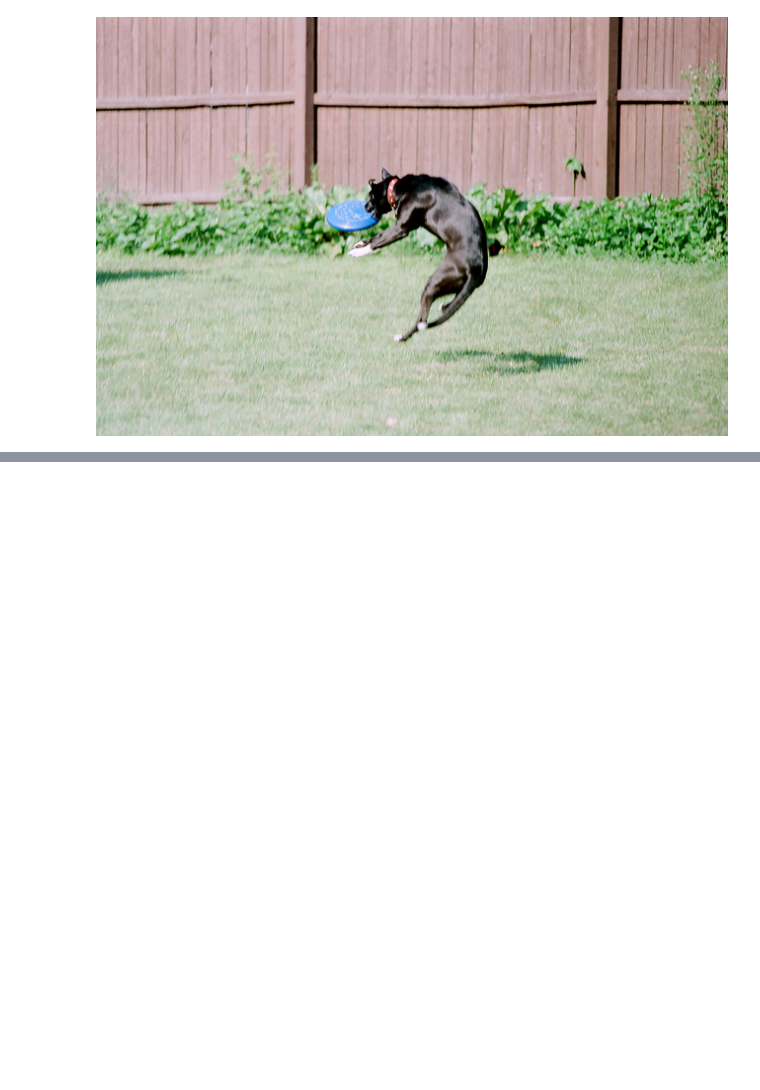
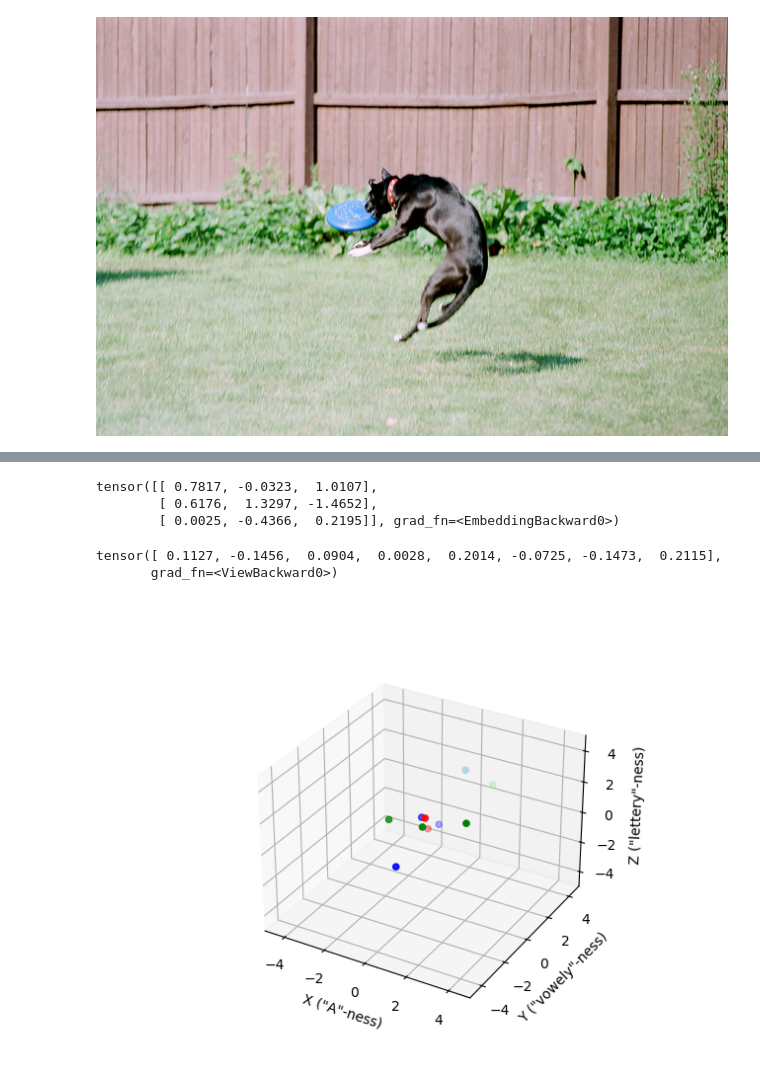
Before and after one commit to eihli/mugato, a Jupyter notebook: token_and_embed.ipynb, the cells around one changed output, grey strips where cells are left out. Saved outputs shown, nothing was run; the diff lists cells and outputs as text; code cells hidden in the pictures; blank space fills up the shorter version.

```diff
--- a/token_and_embed.ipynb
+++ b/token_and_embed.ipynb
@@ -283,8 +245,8 @@ tiktoken_tokenizer.encode('cloudy sky')
 # %%
 print(f'{"token":>10}: {"text":>10}')
 
-for token in tokenizer.text_tokenizer.encode("cloudy sky"):
-    decoded = tokenizer.text_tokenizer.decode([token])
+for token in tiktoken_tokenizer.encode("cloudy sky"):
+    decoded = tiktoken_tokenizer.decode([token])
     print(f'{token:>10}: {decoded:>10}')
 # %% [output]
      token:       text
@@ -292,8 +256,8 @@ NameError: name 'tokenizer' is not defined
 # %%
 print(f'{"token":>10}: {"text":>10}')
 
-for token in tokenizer.text_tokenizer.encode("Hello, abcDEF world!"):
-    decoded = tokenizer.text_tokenizer.decode([token])
+for token in tiktoken_tokenizer.encode("Hello, abcDEF world!"):
+    decoded = tiktoken_tokenizer.decode([token])
     print(f'{token:>10}: {decoded:>10}')
 # %% [output]
      token:       text
@@ -425,0 +406,48 @@ tensor([[[[ 2061],
+# %%
+embedding = embedding_layer(tensor([vocab_to_token[token] for token in spaces_tokenizer('little blue pond')]))
+# %%
+embedding
+# %% [output]
+tensor([[ 0.7817, -0.0323,  1.0107],
+        [ 0.6176,  1.3297, -1.4652],
+        [ 0.0025, -0.4366,  0.2195]], grad_fn=<EmbeddingBackward0>)
+# %%
+model(embedding)
+# %% [output]
+tensor([ 0.1127, -0.1456,  0.0904,  0.0028,  0.2014, -0.0725, -0.1473,  0.2115],
+       grad_fn=<ViewBackward0>)
+# %%
+blue_image = torch.ones(3, 224, 224)
+blue_image[0, :, :] *= 0.25
+blue_image[1, :, :] *= 0.25
+blue_image[2, :, :] *= 0.75
+green_image = torch.ones(3, 224, 224)
+green_image[0, :, :] *= 0.25
+green_image[1, :, :] *= 0.75
+green_image[2, :, :] *= 0.25
+# %%
+plot_embedding(*zip(
+    embedding(tensor(vocab_to_token['pond'])),
+    embedding(tensor(vocab_to_token['ocean'])),
+    embedding(tensor(vocab_to_token['frog'])),
+    embedding(tensor(vocab_to_token['hulk'])),
+    embedding(tensor(vocab_to_token['blue'])),
+    embedding(tensor(vocab_to_token['green'])),
+    embedding(tensor(vocab_to_token['big'])),
+    embedding(tensor(vocab_to_token['little'])),
+    example_image_embedding(blue_image),
+    example_image_embedding(green_image),
+), colors=[
+    'blue',
+    'blue',
+    'green',
+    'green',
+    'blue',
+    'green',
+    'red',
+    'red',
+    'lightblue',
+    'lightgreen',
+])
+# %% [output]
+[figure, added]
```
Also changed, not shown: parts of 64 cells of this notebook, 1 other file.
